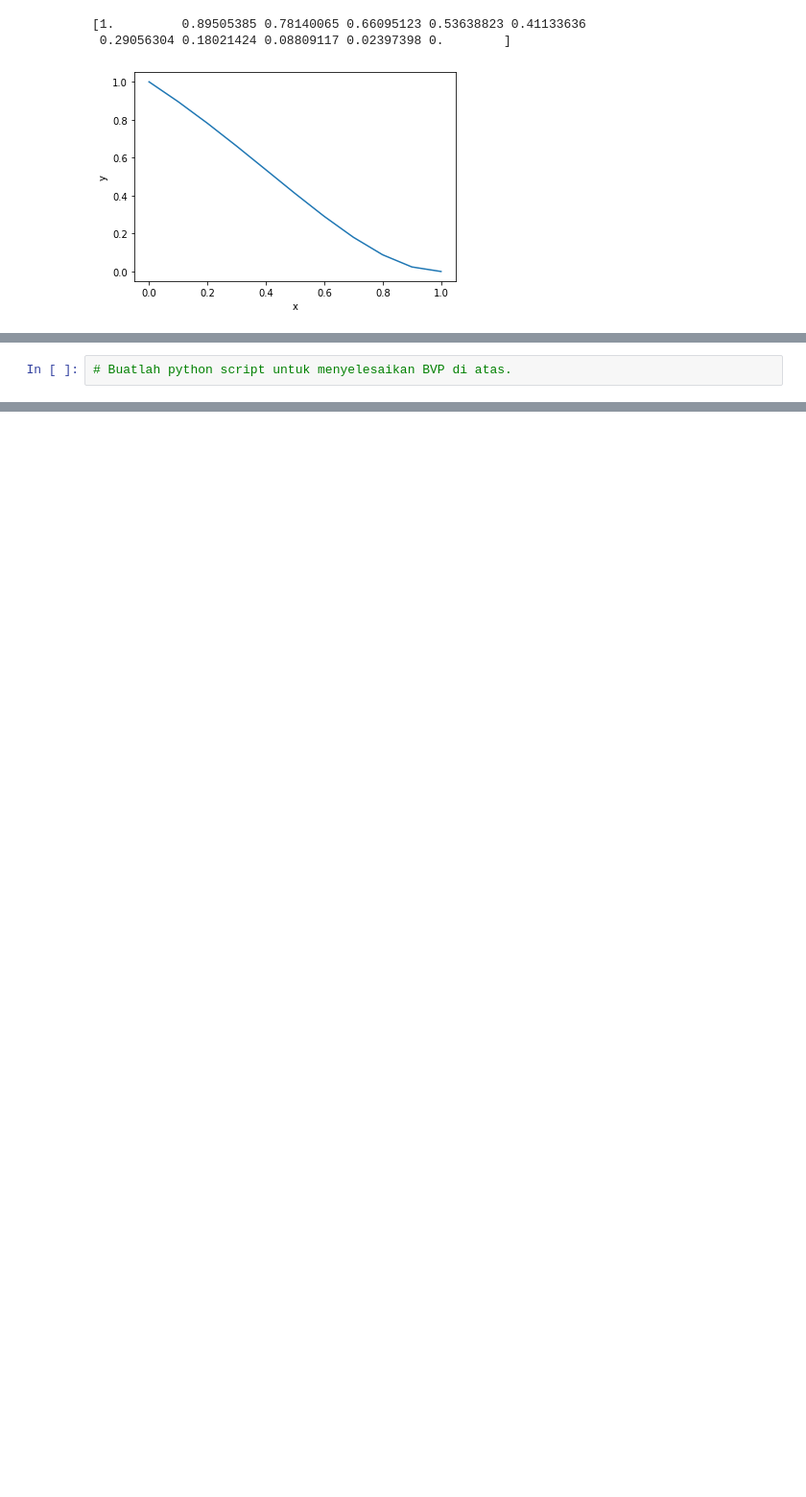
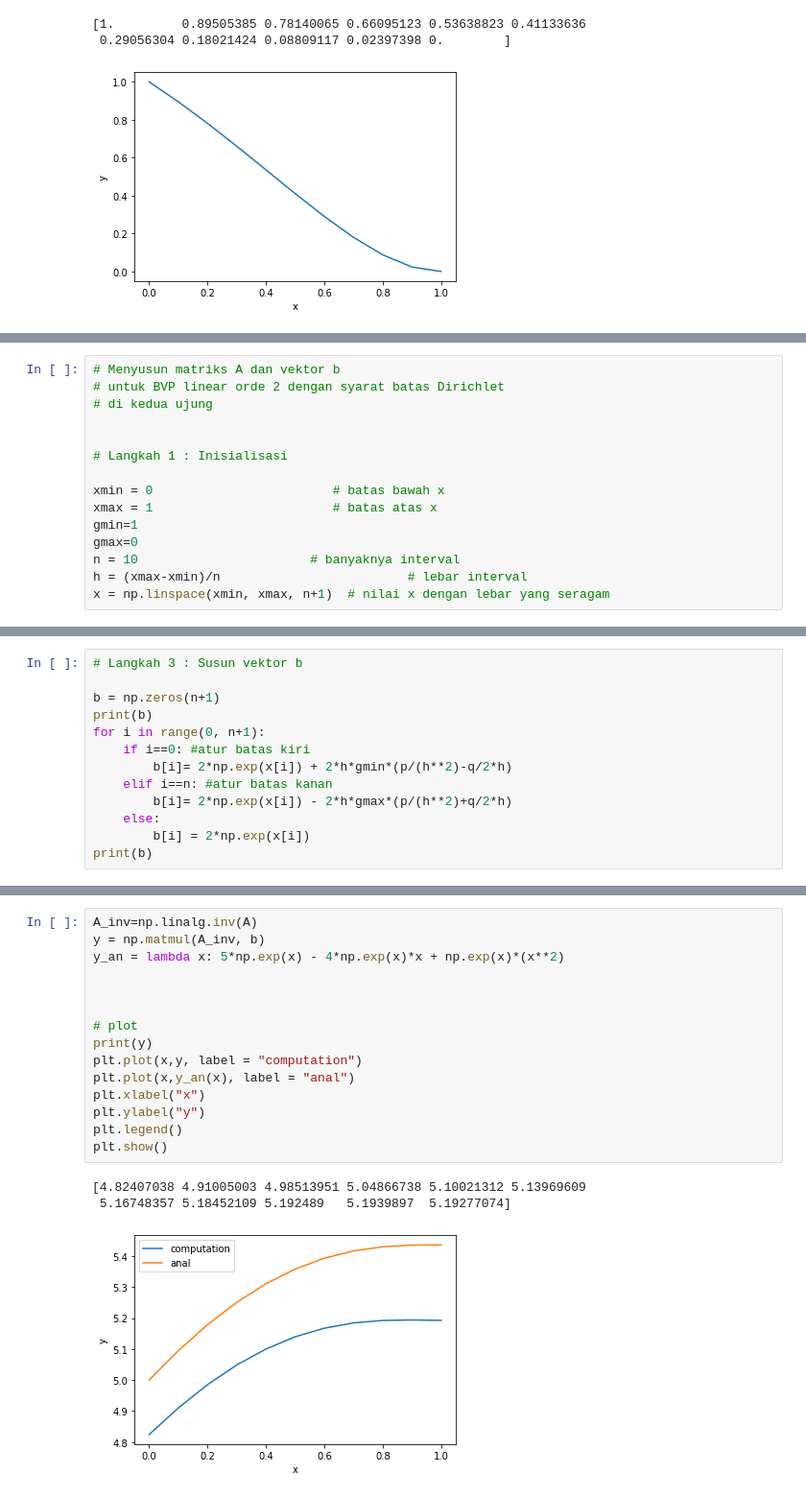
Before and after one commit to RendiZein/Metode-Rekayasa-Komputasi, a Jupyter notebook: 02_Boundary_value_problem_2024_indonesia.ipynb, the cells around one changed output, grey strips where cells are left out. Shown at 96% size. Saved outputs shown, nothing was run; the diff lists cells and outputs as text; blank space fills up the shorter version.

```diff
--- a/02_Boundary_value_problem_2024_indonesia.ipynb
+++ b/02_Boundary_value_problem_2024_indonesia.ipynb
@@ -565,4 +570,17 @@ y'(1) &= 0
 
 <img src="fig_solusi_bvp2.png" width="500"/>
 # %%
-# Buatlah python script untuk menyelesaikan BVP di atas.
+# Menyusun matriks A dan vektor b
+# untuk BVP linear orde 2 dengan syarat batas Dirichlet
+# di kedua ujung
+
+
+# Langkah 1 : Inisialisasi
+
+xmin = 0                        # batas bawah x
+xmax = 1                        # batas atas x
+gmin=1
+gmax=0
+n = 10                       # banyaknya interval
+h = (xmax-xmin)/n                         # lebar interval
+x = np.linspace(xmin, xmax, n+1)  # nilai x dengan lebar yang seragam
@@ -568,0 +605,13 @@ y'(1) &= 0
+# %%
+# Langkah 3 : Susun vektor b
+
+b = np.zeros(n+1)
+print(b)
+for i in range(0, n+1):
+    if i==0: #atur batas kiri
+        b[i]= 2*np.exp(x[i]) + 2*h*gmin*(p/(h**2)-q/2*h)
+    elif i==n: #atur batas kanan
+        b[i]= 2*np.exp(x[i]) - 2*h*gmax*(p/(h**2)+q/2*h)
+    else:
+        b[i] = 2*np.exp(x[i])
+print(b)
@@ -568,0 +639,19 @@ y'(1) &= 0
+# %%
+A_inv=np.linalg.inv(A)
+y = np.matmul(A_inv, b)
+y_an = lambda x: 5*np.exp(x) - 4*np.exp(x)*x + np.exp(x)*(x**2)
+
+
+
+# plot
+print(y)
+plt.plot(x,y, label = "computation")
+plt.plot(x,y_an(x), label = "anal")
+plt.xlabel("x")
+plt.ylabel("y")
+plt.legend()
+plt.show()
+# %% [output]
+[4.82407038 4.91005003 4.98513951 5.04866738 5.10021312 5.13969609
+ 5.16748357 5.18452109 5.192489   5.1939897  5.19277074]
+[figure, added]
```
Also changed, not shown: parts of 6 cells of this notebook.
